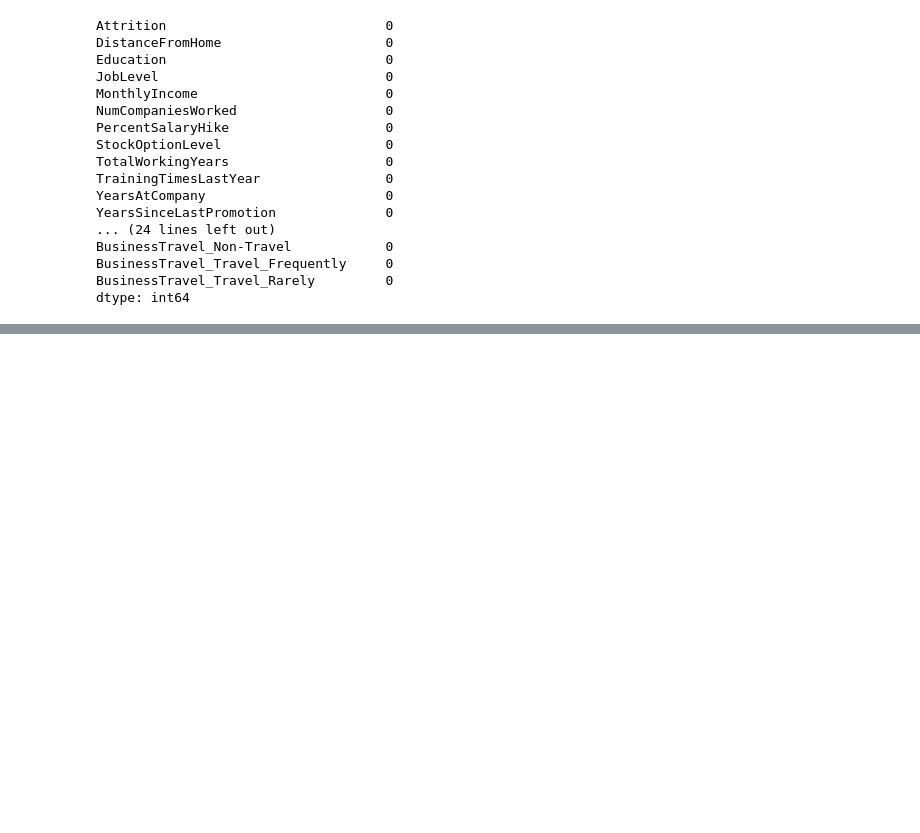
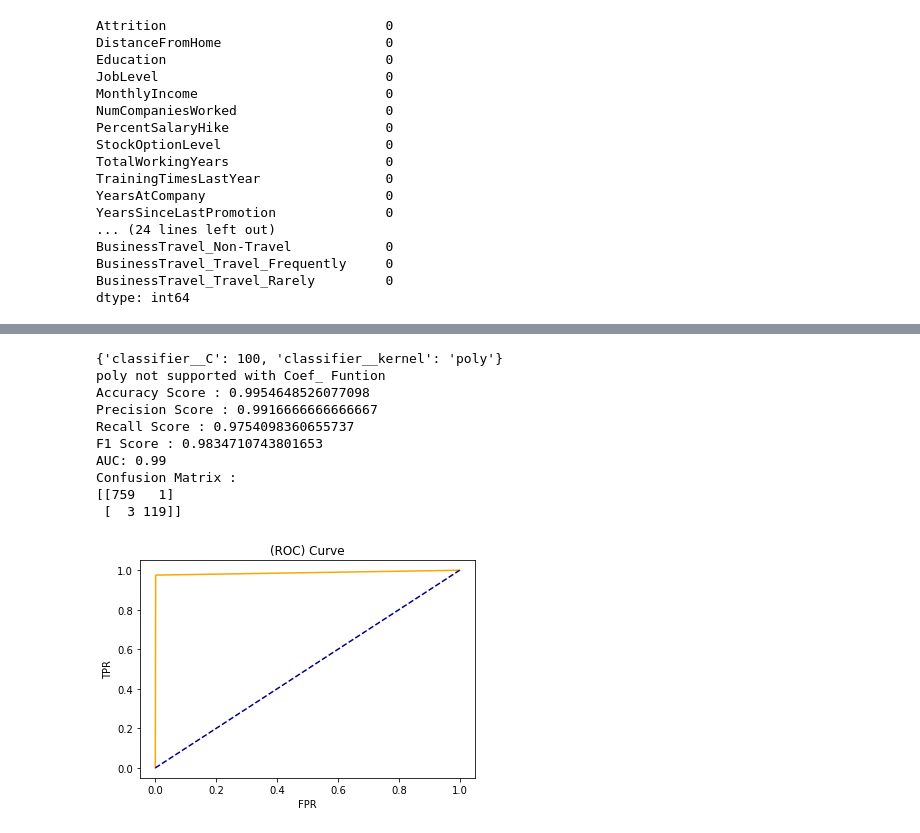
Before and after one commit to Xavier-Labarbe/diab-ethique, a Jupyter notebook: main.ipynb, the cells around one changed output, grey strips where cells are left out. Cells and saved outputs as stored; diff of their text form; code cells hidden in the pictures; blank space fills up the shorter version.

```diff
--- a/main.ipynb
+++ b/main.ipynb
@@ -128,7 +138,7 @@ plt.show()
 # %% [output]
 [figure]
 # %%
-for i, column in enumerate(data.columns):
+"""for i, column in enumerate(data.columns):
     sns.countplot(x=column, data=data).set_title(column, y=1.1, fontsize=30)
     plt.show()
     g = sns.countplot(x= 'Attrition', data=data, hue=column)
@@ -136,5 +146,5 @@ for i, column in enumerate(data.columns):
         plt.legend([],[], frameon=False)
     plt.show()
     print(pd.crosstab(columns=[data.Attrition], index=[data[column]], margins=True, normalize='index'))
-    print('\n\n')
+    print('\n\n')"""
 # %% [output]
@@ -246,0 +411,22 @@ dtype: int64
+# %%
+svc = SVC()
+
+params = {
+    'classifier__C': [1, 10, 100],
+    'classifier__kernel' : ['poly']
+}
+
+result = testModel(method=svc, params=params, kernel='poly')
+models_bo.append(result)
+# %% [output]
+{'classifier__C': 100, 'classifier__kernel': 'poly'}
+poly not supported with Coef_ Funtion
+Accuracy Score : 0.9954648526077098
+Precision Score : 0.9916666666666667
+Recall Score : 0.9754098360655737
+F1 Score : 0.9834710743801653
+AUC: 0.99
+Confusion Matrix :
+[[759   1]
+ [  3 119]]
+[figure, added]
```
Also changed, not shown: parts of 23 cells of this notebook.
